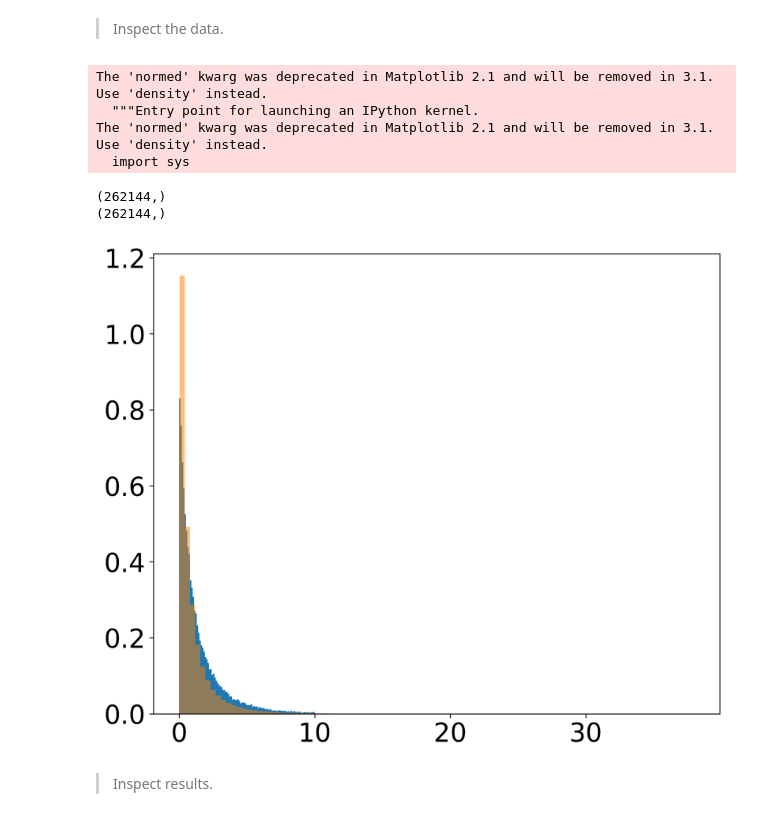
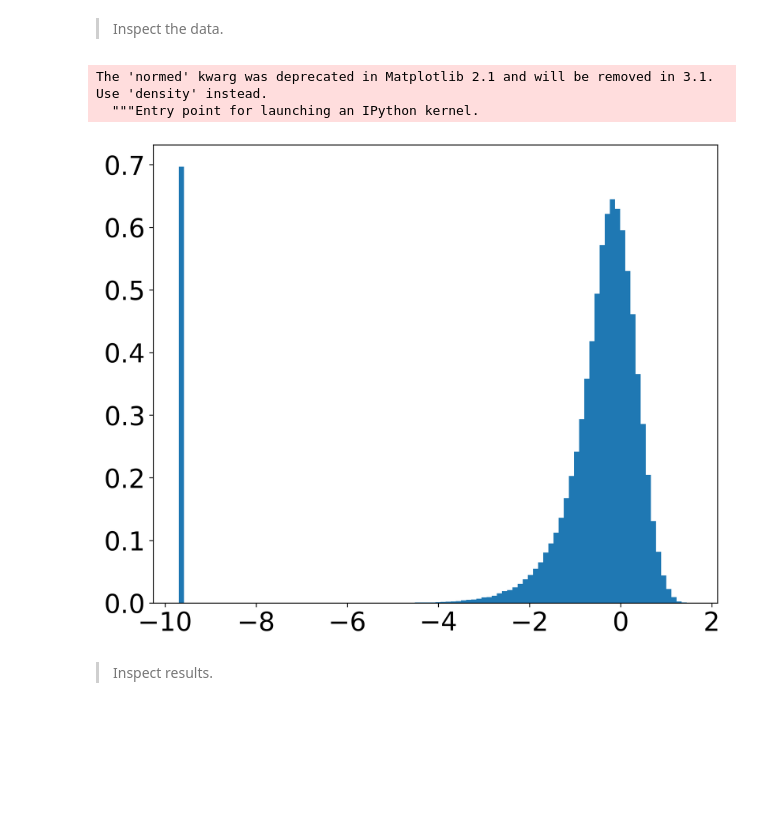
Before and after one commit to tingyuansen/Weak_Lensing, a Jupyter notebook: Zeldovich_Apprximation.ipynb, the cells around one changed output. Drawn from its saved outputs; the diff is of its cells as text; code cells hidden in the pictures; blank space fills up the shorter version.

```diff
--- a/Zeldovich_Apprximation.ipynb
+++ b/Zeldovich_Apprximation.ipynb
@@ -74,21 +74,14 @@ Text(0, 0.5, 'z = 0')
 # %% [markdown]
 > Inspect the data.
 # %%
-plt.hist(sim_z0[0,:,:,:].ravel(), range=[0,10], bins=100, normed=True);
-#plt.hist(sim_z0[10,:,:,:].ravel(), range=[0,10], bins=100, alpha=0.5)
-print(sim_z0[0,:,:,:].ravel().shape)
+plt.hist(sim_z0[0,:,:,:].ravel(), bins=100, normed=True);
 
-results = np.load("../results_step=150.npy")
-print(results.ravel().shape)
-plt.hist(results.ravel(), bins=100, alpha=0.5, normed=True);
+#results = np.load("../results_step=150.npy")
+#plt.hist(np.log(results).ravel(), bins=100, alpha=0.5, normed=True);
 # %% [output]
 The 'normed' kwarg was deprecated in Matplotlib 2.1 and will be removed in 3.1. Use 'density' instead.
   """Entry point for launching an IPython kernel.
-The 'normed' kwarg was deprecated in Matplotlib 2.1 and will be removed in 3.1. Use 'density' instead.
-  import sys
-(262144,)
-(262144,)
-[figure, old version]
+[figure, new version]
 # %% [markdown]
 > Inspect results.
 # %%
```
